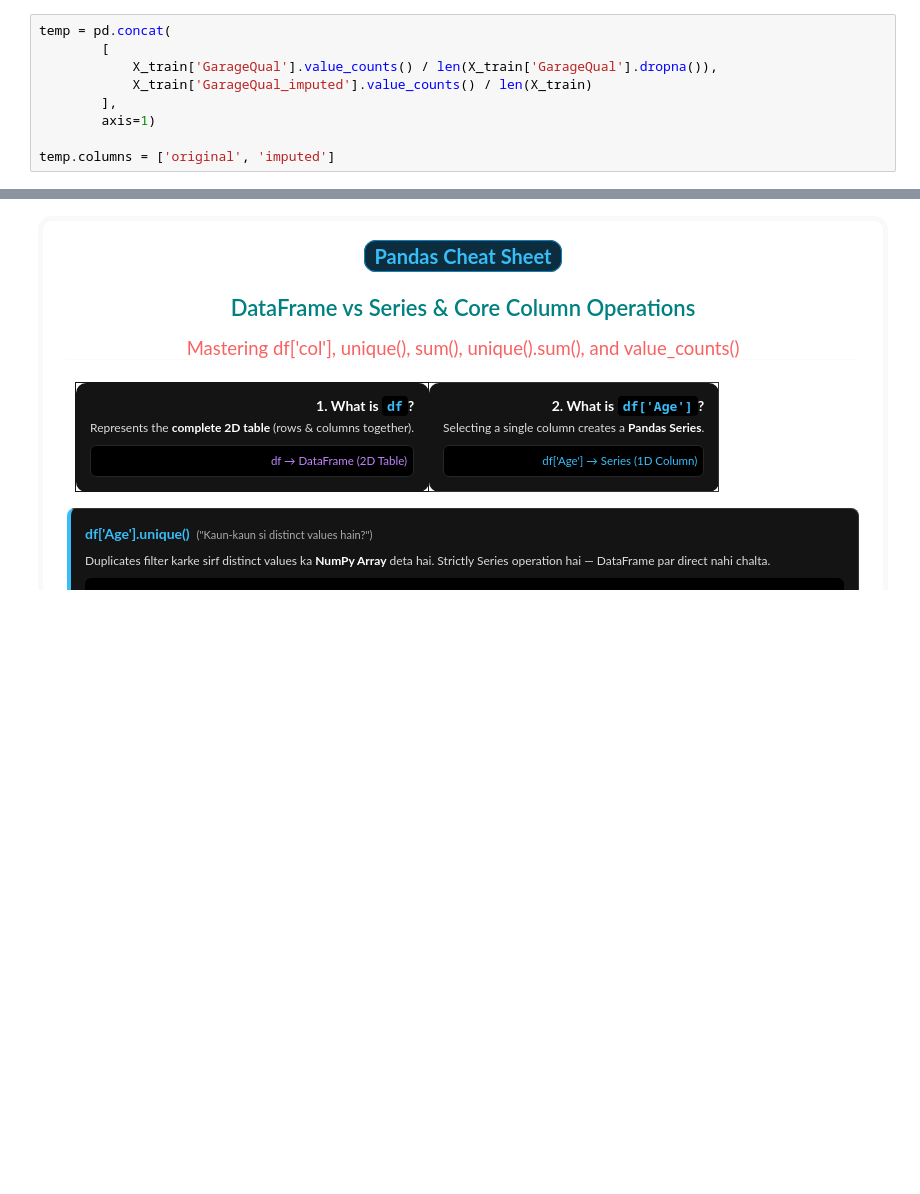
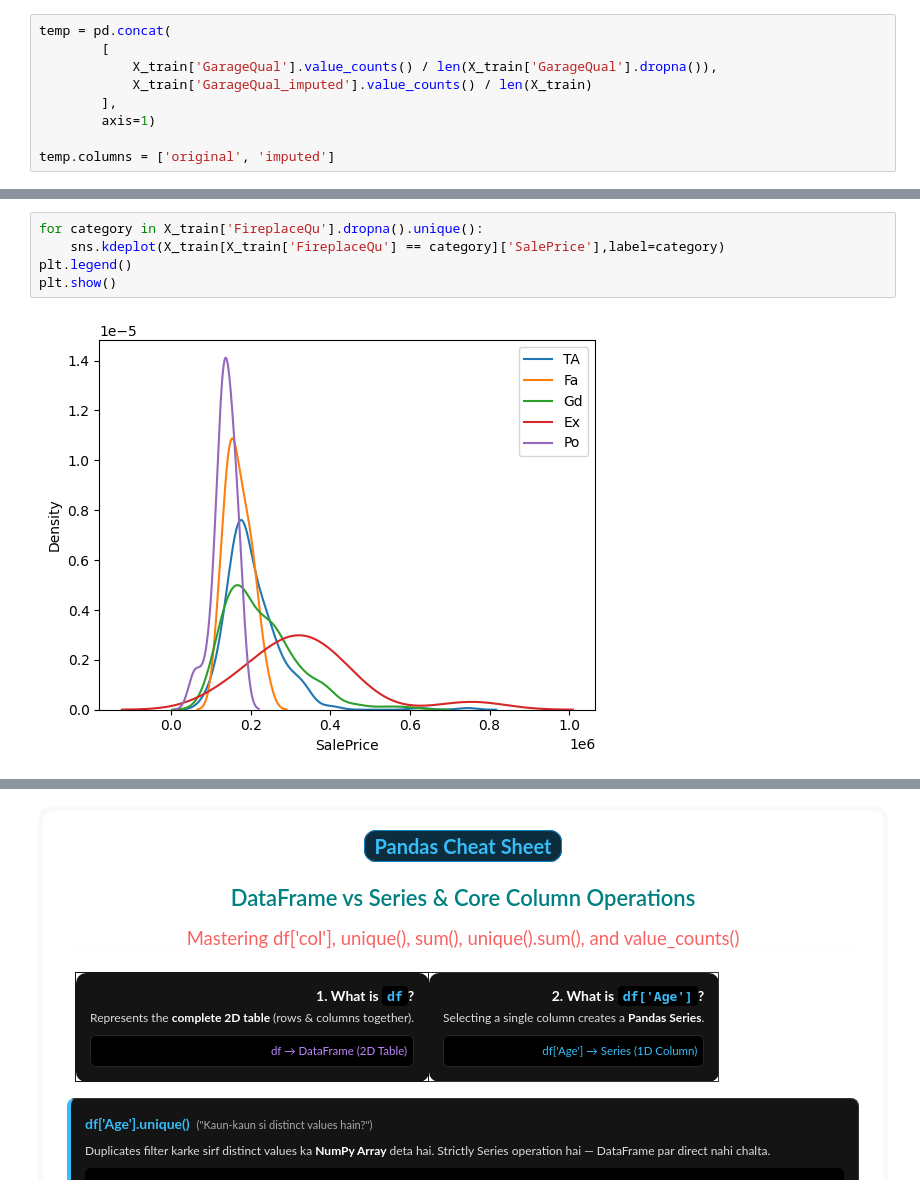
Before and after one commit to hanuman-kshitij1001/My-AIML-Journey, a Jupyter notebook: 10_Machine-Learing/38_missing_indicator_random_sample_imputation/Numarical_Impimetion_Of_RSI.ipynb, the cells around one changed output, grey strips where cells are left out. Drawn from its saved outputs; the diff is of its cells as text; blank space fills up the shorter version.

```diff
--- a/10_Machine-Learing/38_missing_indicator_random_sample_imputation/Numarical_Impimetion_Of_RSI.ipynb
+++ b/10_Machine-Learing/38_missing_indicator_random_sample_imputation/Numarical_Impimetion_Of_RSI.ipynb
@@ -211,3 +361,10 @@ plt.show()
+# %%
+for category in X_train['FireplaceQu'].dropna().unique():
+    sns.kdeplot(X_train[X_train['FireplaceQu'] == category]['SalePrice'],label=category)
+plt.legend()
+plt.show()
+# %% [output]
+[figure, added]
 # %%
 for category in X_train['FireplaceQu_imputed'].dropna().unique():
     sns.distplot(X_train[X_train['FireplaceQu_imputed'] == category]['SalePrice'],hist=False,label=category)
```
Also changed, not shown: parts of 29 cells of this notebook.
